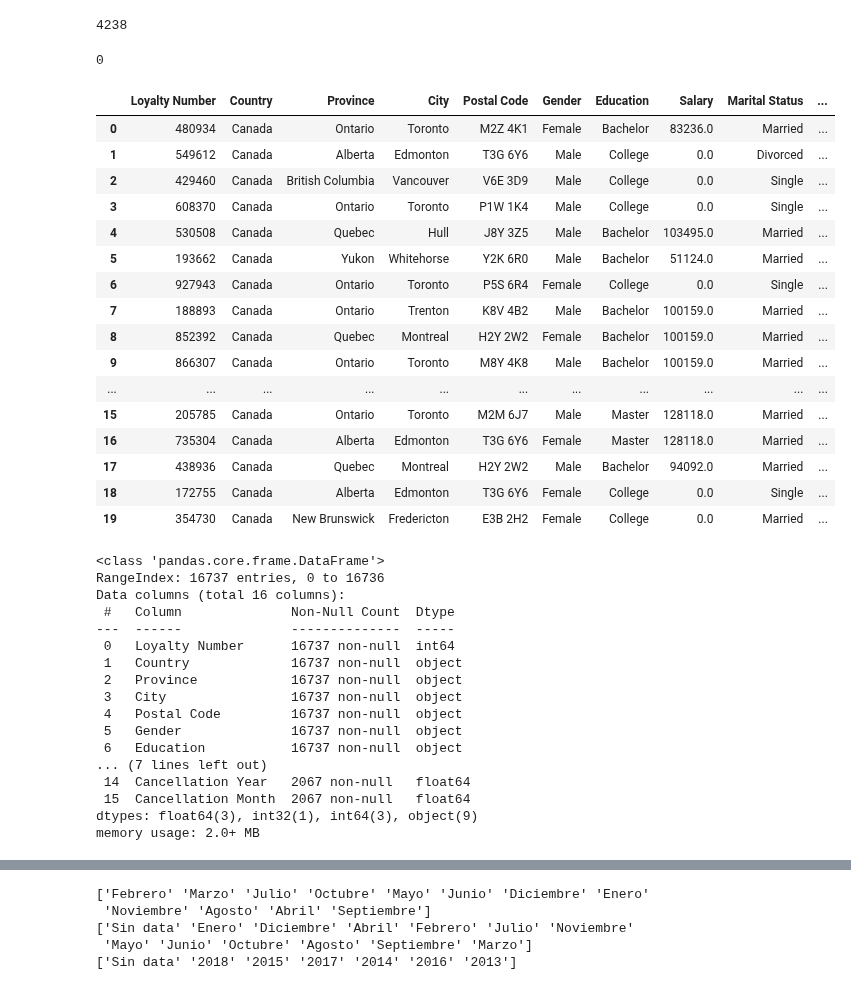
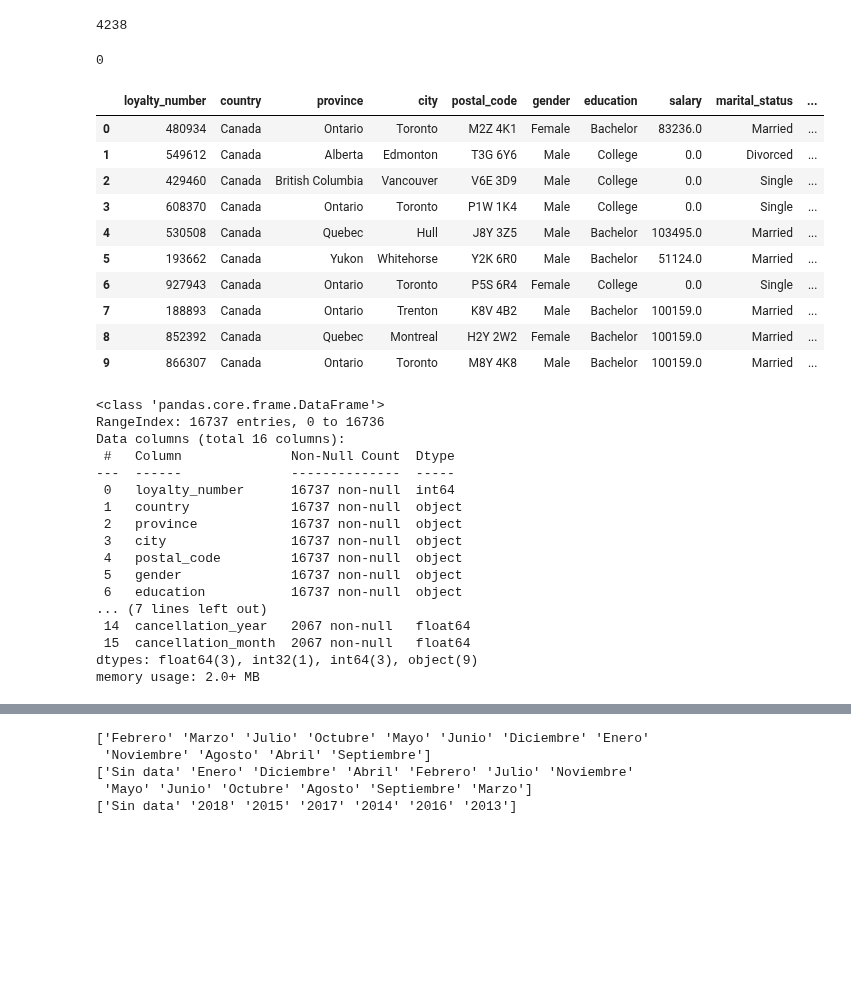
Before and after one commit to Adalab/bda-modulo-3-evaluacion-final-MarPastor, a Jupyter notebook: notebook/final_evaluation_mod3_marpastor.ipynb, the cells around one changed output, grey strips where cells are left out. Cells and saved outputs as stored; diff of their text form; code cells hidden in the pictures; blank space fills up the shorter version.

```diff
--- a/notebook/final_evaluation_mod3_marpastor.ipynb
+++ b/notebook/final_evaluation_mod3_marpastor.ipynb
@@ -623,3 +624,8 @@ nuevas_columnas2 # imprime el diccionario con el nombre original y el nombre con
  'Enrollment Month': 'enrollment_month',
  'Cancellation Year': 'cancellation_year',
  'Cancellation Month': 'cancellation_month'}
+# %%
+# aplicar el cambio de nombre de columnas usando el diccionario creado usando la función 'rename()'
+
+df_loyalty.rename(columns = nuevas_columnas2, inplace=True)
+df_loyalty.columns # comprobar los cambios realizados
@@ -759,6 +806,7 @@ dtype: int64
 # %%
-# convertimos los valores negativos en positivos usando la función 'abs'
+# se decide convertir los valores negativos en positivos usando la función 'abs()'
+# abs: nos devuelve el valor absoluto del numero, que siempre será positivo
 
-df_loyalty['Salary'] = df_loyalty['Salary'].abs()
-df_loyalty.head(20)
+df_loyalty['salary'] = df_loyalty['salary'].abs()
+df_loyalty.head(20) # imprimimos los primeros 20 datos del DataFrame para comprobar el cambio
 # %% [output]
@@ -806,17 +834,17 @@ df_loyalty['Salary'].isnull().sum()
 # %% [output]
 4238
 # %%
-# imputamos los nulos con un nuevo valor '0' en la columna 'Salary'
+# imputar los nulos con un nuevo valor '0' en la columna 'salary' usando las funciones 'value_counts()' y 'fillna()'
 
-df_loyalty['Salary'].value_counts(normalize=True)
-df_loyalty['Salary'] = df_loyalty['Salary'].fillna(0)
+df_loyalty['salary'].value_counts(normalize=True)
+df_loyalty['salary'] = df_loyalty['salary'].fillna(0)
 
 # para verificar los cambios
-print(df_loyalty['Salary'].isnull().sum()) # para obtener la suma total de nulos, si existe
-display(df_loyalty.head(20)) # para ver el DataFrame y comprobar los datos
+print(df_loyalty['salary'].isnull().sum()) # para obtener la suma total de nulos, si existe
+display(df_loyalty.head(10)) # imprimimos los primeros 10 datos del DataFrame para comprobar el cambio
 # %% [output]
 0
-|  | Loyalty Number | Country | Province | City | Postal Code | Gender | Education | Salary | Marital Status | ... |
+|  | loyalty_number | country | province | city | postal_code | gender | education | salary | marital_status | ... |
 | 0 | 480934 | Canada | Ontario | Toronto | M2Z 4K1 | Female | Bachelor | 83236.0 | Married | ... |
 | 1 | 549612 | Canada | Alberta | Edmonton | T3G 6Y6 | Male | College | 0.0 | Divorced | ... |
 | 2 | 429460 | Canada | British Columbia | Vancouver | V6E 3D9 | Male | College | 0.0 | Single | ... |
@@ -827,34 +855,28 @@ display(df_loyalty.head(20)) # para ver el DataFrame y comprobar los datos
 | 7 | 188893 | Canada | Ontario | Trenton | K8V 4B2 | Male | Bachelor | 100159.0 | Married | ... |
 | 8 | 852392 | Canada | Quebec | Montreal | H2Y 2W2 | Female | Bachelor | 100159.0 | Married | ... |
 | 9 | 866307 | Canada | Ontario | Toronto | M8Y 4K8 | Male | Bachelor | 100159.0 | Married | ... |
-| ... | ... | ... | ... | ... | ... | ... | ... | ... | ... | ... |
-| 15 | 205785 | Canada | Ontario | Toronto | M2M 6J7 | Male | Master | 128118.0 | Married | ... |
-| 16 | 735304 | Canada | Alberta | Edmonton | T3G 6Y6 | Female | Master | 128118.0 | Married | ... |
-| 17 | 438936 | Canada | Quebec | Montreal | H2Y 2W2 | Male | Bachelor | 94092.0 | Married | ... |
-| 18 | 172755 | Canada | Alberta | Edmonton | T3G 6Y6 | Female | College | 0.0 | Single | ... |
-| 19 | 354730 | Canada | New Brunswick | Fredericton | E3B 2H2 | Female | College | 0.0 | Married | ... |
 # %%
-# convertimos los datos de float a int
-# Recomendamos a la empresa: Para futuros registros estos deben ser ingresdaos en numeros enteros actualizando los valores '0'
+# convertir los datos de tipo 'float' a tipo 'int' usando la función 'astype()'
+# Recomendamos a la empresa: Para futuros registros estos deben ser ingresdaos en números enteros actualizando los valores '0'
 
-df_loyalty['Salary'] = df_loyalty['Salary'].astype(int)
-df_loyalty.info() # para comprobar el cambio
+df_loyalty['salary'] = df_loyalty['salary'].astype(int)
+df_loyalty.info() # imprimimos la información del DataFrame para comprobar el cambio
 # %% [output]
 <class 'pandas.core.frame.DataFrame'>
 RangeIndex: 16737 entries, 0 to 16736
 Data columns (total 16 columns):
  #   Column              Non-Null Count  Dtype
 ---  ------              --------------  -----
- 0   Loyalty Number      16737 non-null  int64
- 1   Country             16737 non-null  object
- 2   Province            16737 non-null  object
- 3   City                16737 non-null  object
- 4   Postal Code         16737 non-null  object
- 5   Gender              16737 non-null  object
- 6   Education           16737 non-null  object
+ 0   loyalty_number      16737 non-null  int64
+ 1   country             16737 non-null  object
+ 2   province            16737 non-null  object
+ 3   city                16737 non-null  object
+ 4   postal_code         16737 non-null  object
+ 5   gender              16737 non-null  object
+ 6   education           16737 non-null  object
 ... (7 lines left out)
- 14  Cancellation Year   2067 non-null   float64
- 15  Cancellation Month  2067 non-null   float64
+ 14  cancellation_year   2067 non-null   float64
+ 15  cancellation_month  2067 non-null   float64
 dtypes: float64(3), int32(1), int64(3), object(9)
 memory usage: 2.0+ MB
 # %%
```
Also changed, not shown: parts of 21 cells of this notebook.
